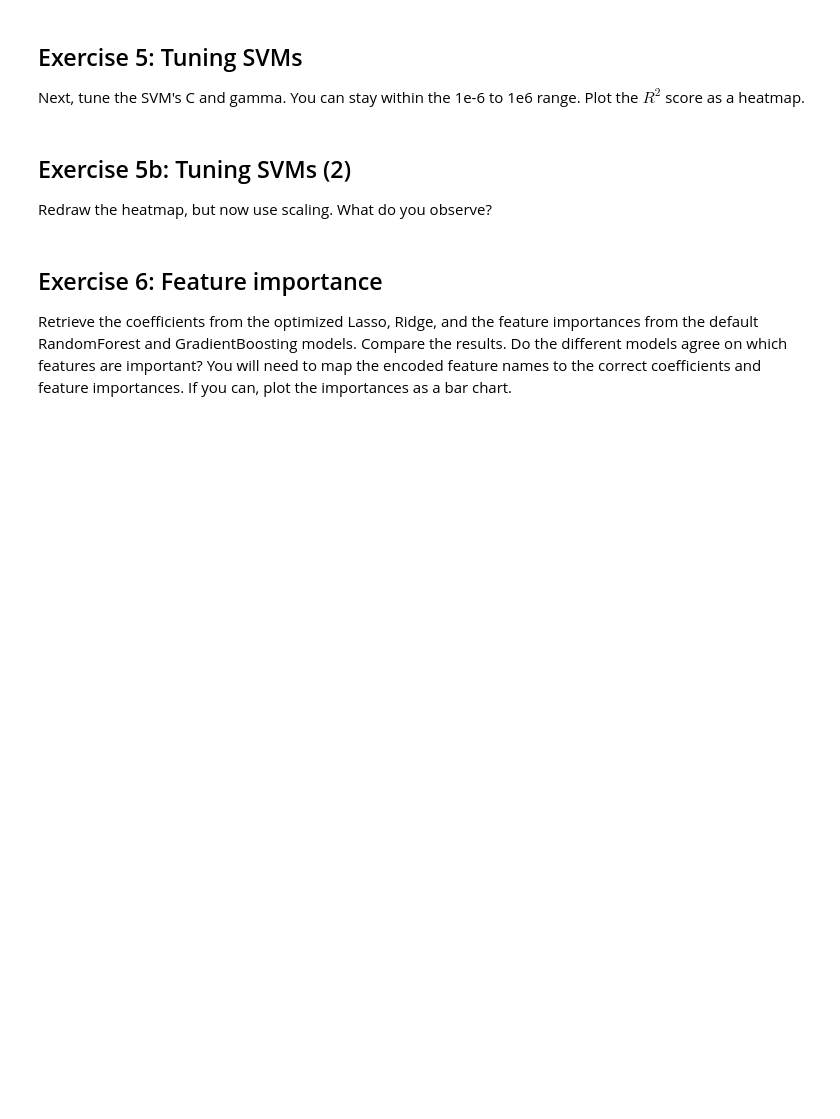
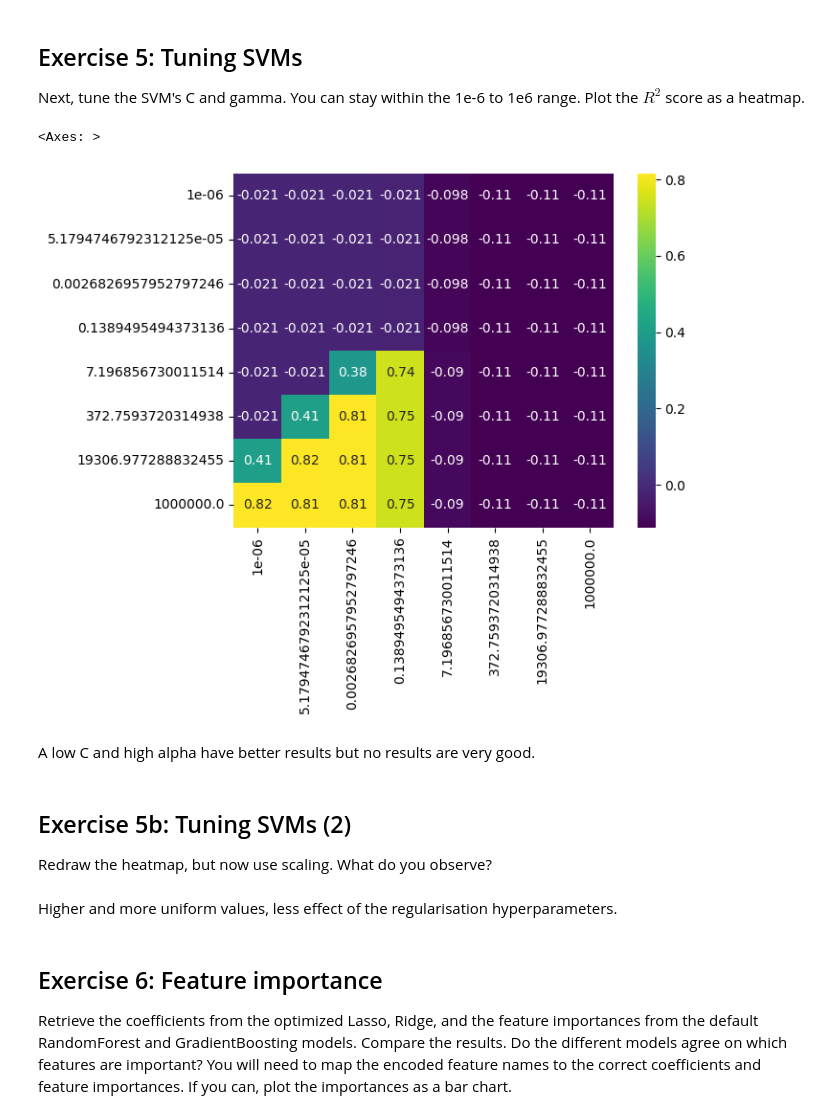
Before and after one commit to lukaas33/MLE-material, a Jupyter notebook: labs/Lab 4 - Pipelines.ipynb, the cells around one changed output. Cells and saved outputs as stored; diff of their text form; code cells hidden in the pictures; blank space fills up the shorter version.

```diff
--- a/labs/Lab 4 - Pipelines.ipynb
+++ b/labs/Lab 4 - Pipelines.ipynb
@@ -197,9 +242,33 @@ def heatmap(values, xlabel, ylabel, xticklabels, yticklabels, cmap=None,
             c = 'w'
         ax.text(x, y, fmt % value, color=c, ha="center", va="center")
     return img
+# %%
+C_range = np.logspace(-6, 6, 8)
+gamma_range = np.logspace(-6, 6, 8)
+scores = np.zeros((8, 8))
+for i, C in enumerate(C_range):
+    for j, gamma in enumerate(gamma_range):
+        score = cross_val_score(
+            build_pipeline(SVC(C=C, gamma=gamma), categorical=categorical_features, numerical=numerical_features, scaling=False),
+            cv=cv,
+            X=X,
+            y=y,
+            scoring='r2'
+        )
+        scores[i, j] = np.mean(score)
+# %%
+# Display as a heatmap
+sns.heatmap(scores, annot=True, xticklabels=C_range, yticklabels=gamma_range, cmap='viridis')
+# %% [output]
+<Axes: >
+[figure, added]
+# %% [markdown]
+A low C and high alpha have better results but no results are very good.
 # %% [markdown]
 ## Exercise 5b: Tuning SVMs (2)
 Redraw the heatmap, but now use scaling. What do you observe?
+# %% [markdown]
+Higher and more uniform values, less effect of the regularisation hyperparameters.
 # %% [markdown]
 ## Exercise 6: Feature importance
 Retrieve the coefficients from the optimized Lasso, Ridge, and the feature importances from the default RandomForest and GradientBoosting models.
```
Also changed, not shown: parts of 7 cells of this notebook.
